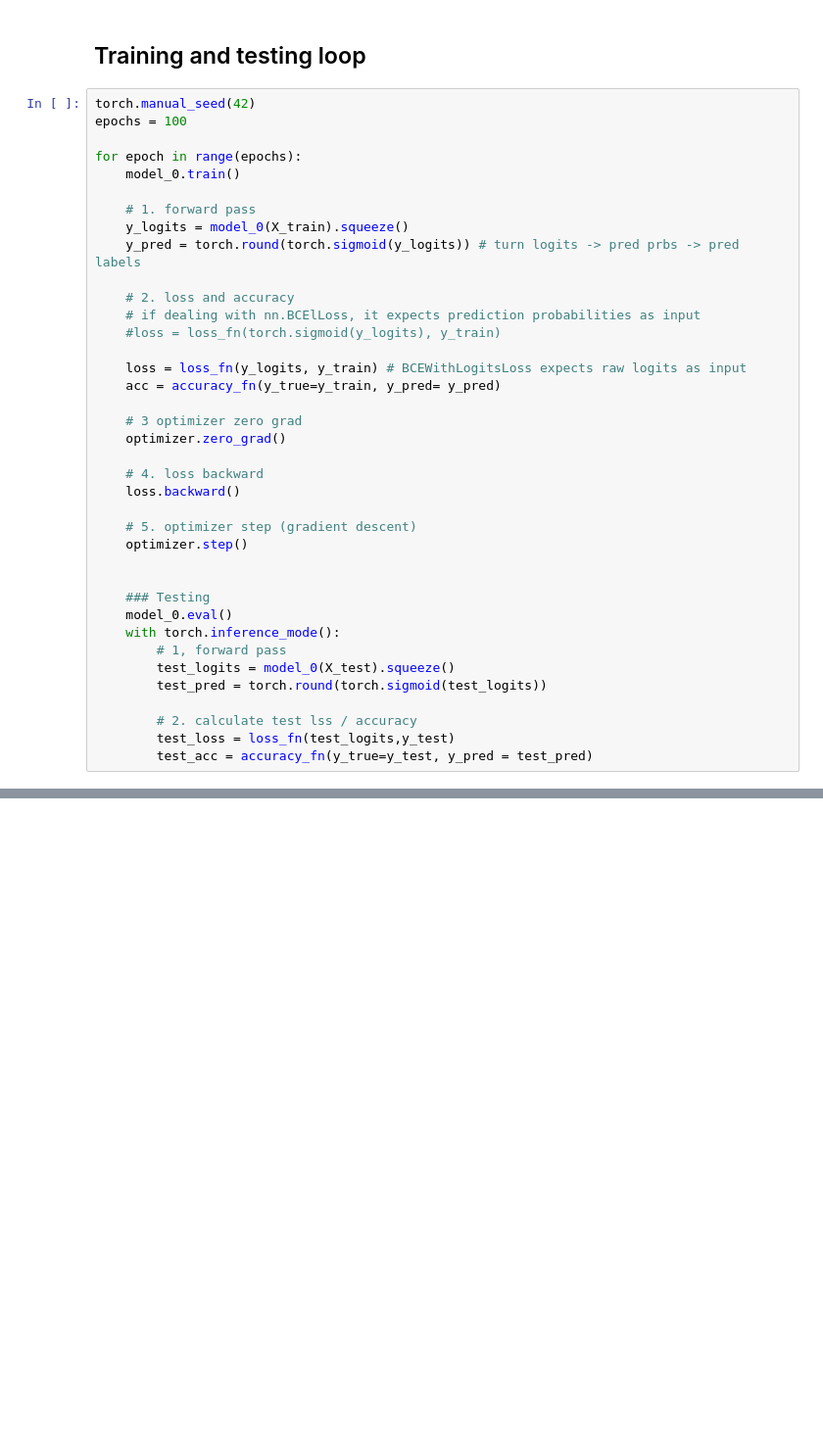
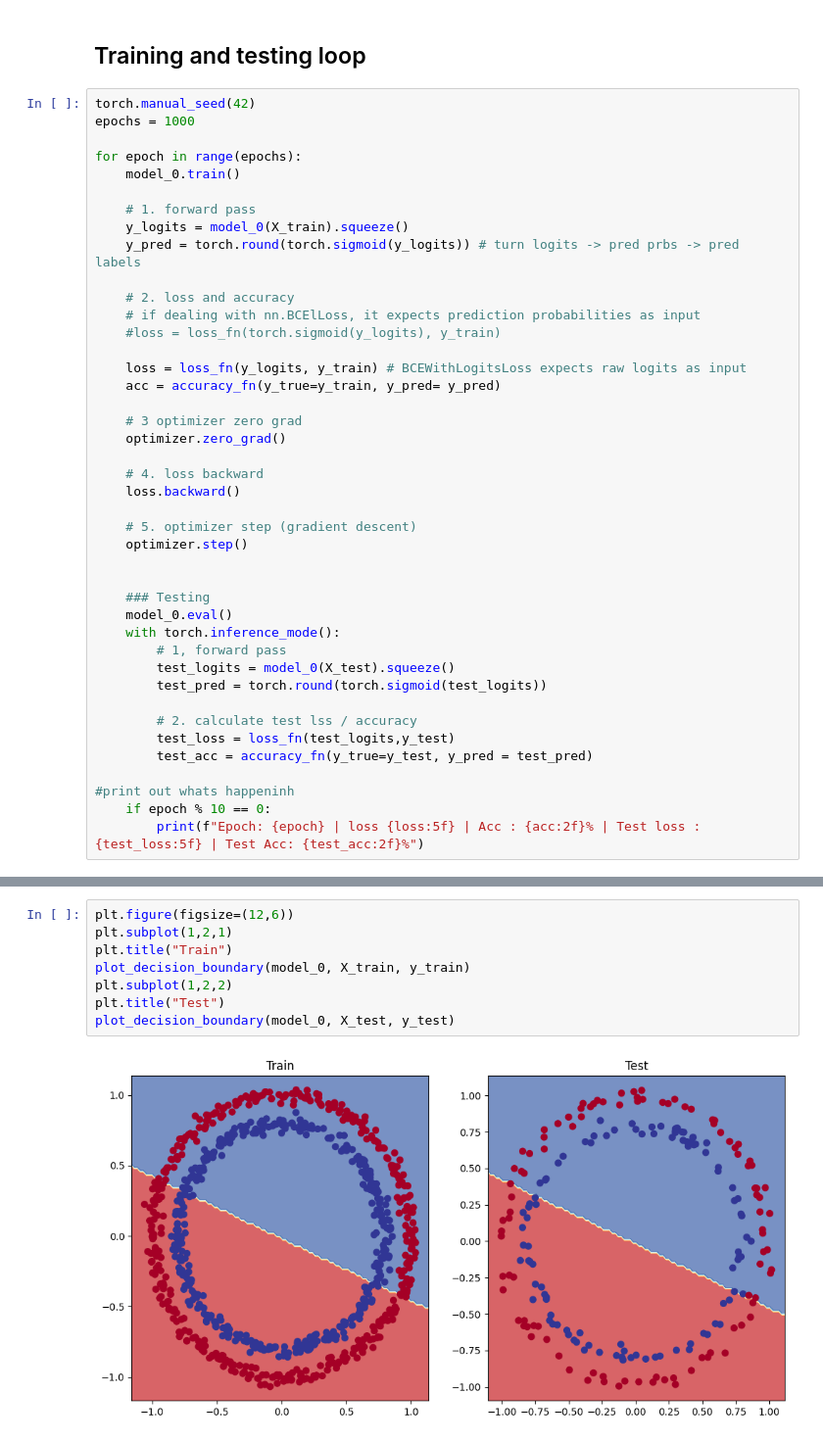
Before and after one commit to eniola-ajala/pytorch_course, a Jupyter notebook: classificatin.ipynb, the cells around one changed output, grey strips where cells are left out. Shown at 98% size. Drawn from its saved outputs; the diff is of its cells as text; blank space fills up the shorter version.

```diff
--- a/classificatin.ipynb
+++ b/classificatin.ipynb
@@ -239,7 +290,7 @@ tensor([0., 0., 0., 0., 0.])
 ## Training and testing loop
 # %%
 torch.manual_seed(42)
-epochs = 100
+epochs = 1000
 
 for epoch in range(epochs):
     model_0.train()
@@ -275,4 +326,8 @@ for epoch in range(epochs):
         # 2. calculate test lss / accuracy
         test_loss = loss_fn(test_logits,y_test)
         test_acc = accuracy_fn(y_true=y_test, y_pred = test_pred)
+
+#print out whats happeninh
+    if epoch % 10 == 0:
+        print(f"Epoch: {epoch} | loss {loss:5f} | Acc : {acc:2f}% | Test loss : {test_loss:5f} | Test Acc: {test_acc:2f}%")
 # %% [output]
@@ -279,0 +372,10 @@ for epoch in range(epochs):
+# %%
+plt.figure(figsize=(12,6))
+plt.subplot(1,2,1)
+plt.title("Train")
+plot_decision_boundary(model_0, X_train, y_train)
+plt.subplot(1,2,2)
+plt.title("Test")
+plot_decision_boundary(model_0, X_test, y_test)
+# %% [output]
+[figure, added]
```
Also changed, not shown: parts of 38 cells of this notebook.
